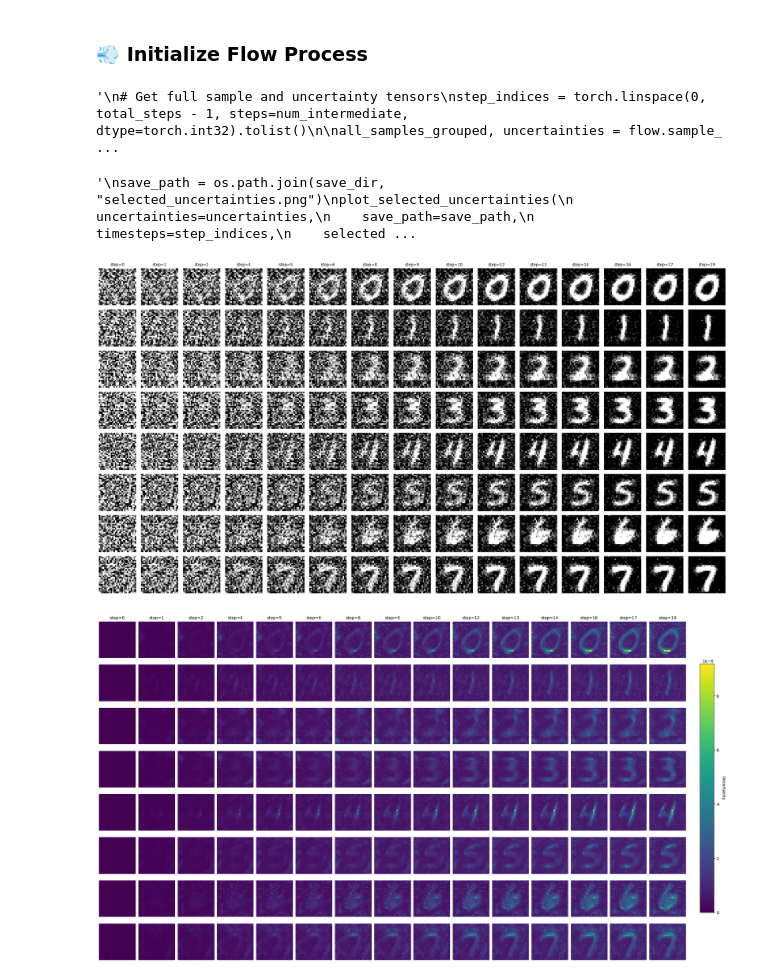
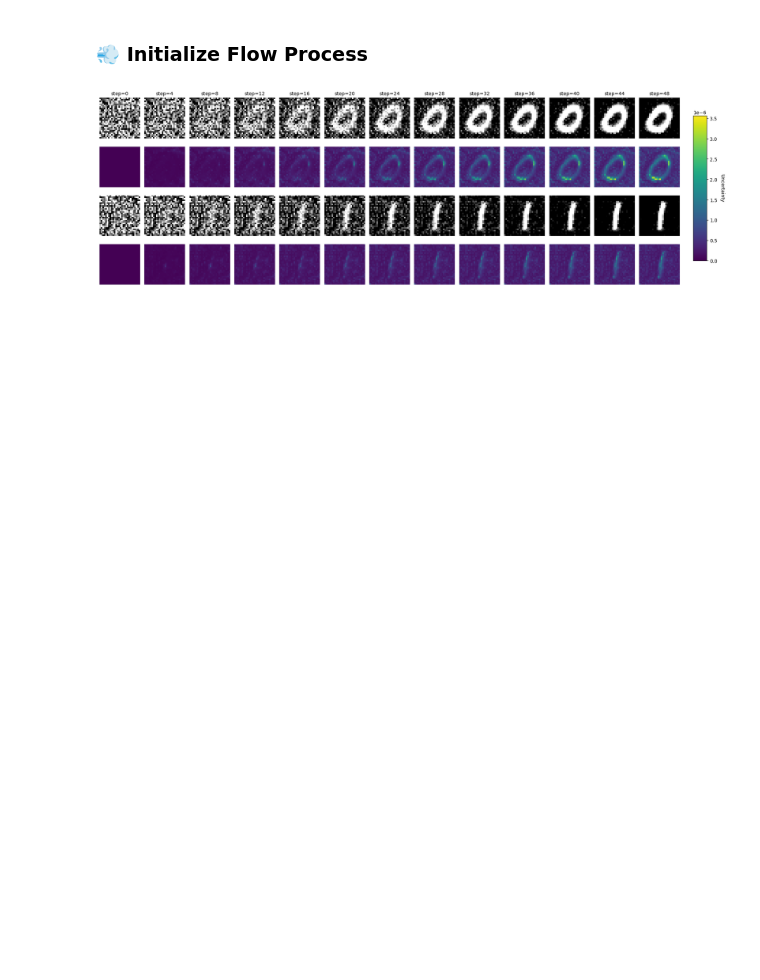
Before and after one commit to Jac-Zac/PML_DL_Final_Project, a Jupyter notebook: notebooks/notebook_llla_flow.ipynb, the cells around one changed output. Cells and saved outputs as stored; diff of their text form; code cells hidden in the pictures; blank space fills up the shorter version.

```diff
--- a/notebooks/notebook_llla_flow.ipynb
+++ b/notebooks/notebook_llla_flow.ipynb
@@ -115,71 +115,34 @@ Laplace fitting completed on last layer of the diffusion model.
 <!-- #region id="1d2b6a2d" -->
 ### 💨 Initialize Flow Process
 # %%
-# NOTE: total steps and num intermediate have to match in this flow matching implementation
-
-total_steps = 20
-num_intermediate = 15
-n_samples = 8
+total_steps = 50
+n_samples = 2
+cov_num_sample = 100
 
 # Initialize uncertainty-aware diffusion (same interface as base class)
 flow = UQFlowMatching(img_size=mnist_config.data.image_size, device=device)
 
-# NOTE: If we prouce multiple images then the scale is the same for all of them and it doesn't show well
-all_samples_grouped, uncertainties = plot_image_uncertainty_grid(
-        model=laplace_model,
-        method_instance=flow,
-        num_intermediate=num_intermediate,
-        n=n_samples,
-        total_steps=total_steps,
-        save_dir=save_dir,
-        device=device,
-        num_classes=num_classes,
-        cov_num_sample=100,
-        uq_cmp = "viridis",
-        # uq_cmp = "grey",
-    )
-
-"""
-# Get full sample and uncertainty tensors
-step_indices = torch.linspace(0, total_steps - 1, steps=num_intermediate, dtype=torch.int32).tolist()
-
+# Generate samples and uncertainty for images for different classes
 all_samples_grouped, uncertainties = flow.sample_with_uncertainty(
     model=laplace_model,
+    y=torch.arange(n_samples, device=device) % num_classes,
+    cov_num_sample=cov_num_sample,
+    num_steps=total_steps,
     log_intermediate=True,
-    t_sample_times=step_indices,
-    y=torch.arange(n_samples, device=device) % num_classes,
-    cov_num_sample=100,
-    num_steps=total_steps,
 )
-"""
-# %% [output]
-'\n# Get full sample and uncertainty tensors\nstep_indices = torch.linspace(0, total_steps - 1, steps=num_intermediate, dtype=torch.int32).tolist()\n\nall_samples_grouped, uncertainties = flow.sample_ ...
 # %%
-"""
-save_path = os.path.join(save_dir, "selected_uncertainties.png")
-plot_selected_uncertainties(
-    uncertainties=uncertainties,
-    save_path=save_path,
-    timesteps=step_indices,
-    selected_indices=list(range(0,num_intermediate,2)),  # Pick any 5 timesteps
-    uq_cmp="viridis"
+# Now call the interleaved plot function
+plot_interleaved_image_uncertainty(
+    images=all_samples_grouped,       # (T, B, C, H, W)
+    uncertainties=uncertainties,      # (T, B, C, H, W)
+    save_path=os.path.join(save_dir, "interleaved_grid.png"),
+    timesteps=list(range(0, total_steps, 4)),
+    uq_cmp="viridis",                 # Or "grey" or other matplotlib colormap
 )
-
-# Display uncertainties grid
-out_path_unc = os.path.join(save_dir, "selected_uncertainties.png")
-display(Image.open(out_path_unc))
-"""
-# %% [output]
-'\nsave_path = os.path.join(save_dir, "selected_uncertainties.png")\nplot_selected_uncertainties(\n    uncertainties=uncertainties,\n    save_path=save_path,\n    timesteps=step_indices,\n    selected ...
 # %%
-# Display samples grid
-out_path_img = os.path.join(save_dir, "all_samples_grid.png")
+# Display samples grid images and uncertainty
+out_path_img = os.path.join(save_dir, "interleaved_grid.png")
 display(Image.open(out_path_img))
-
-# Display uncertainties grid
-out_path_unc = os.path.join(save_dir, "all_uncertainties_grid.png")
-display(Image.open(out_path_unc))
 # %% [output]
-[figure, old version]
+[figure, new version]
-[figure, removed]
 # %%
```
Also changed, not shown: parts of 10 cells of this notebook, 5 other files.
